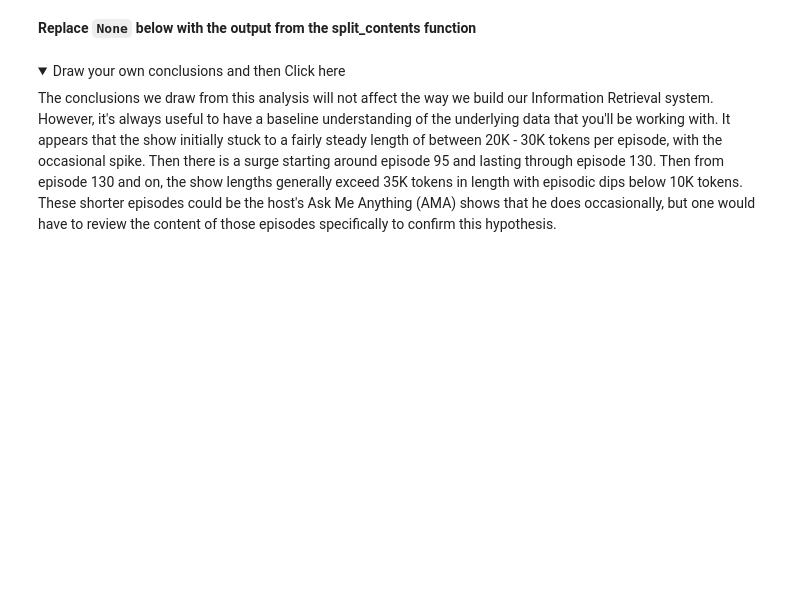
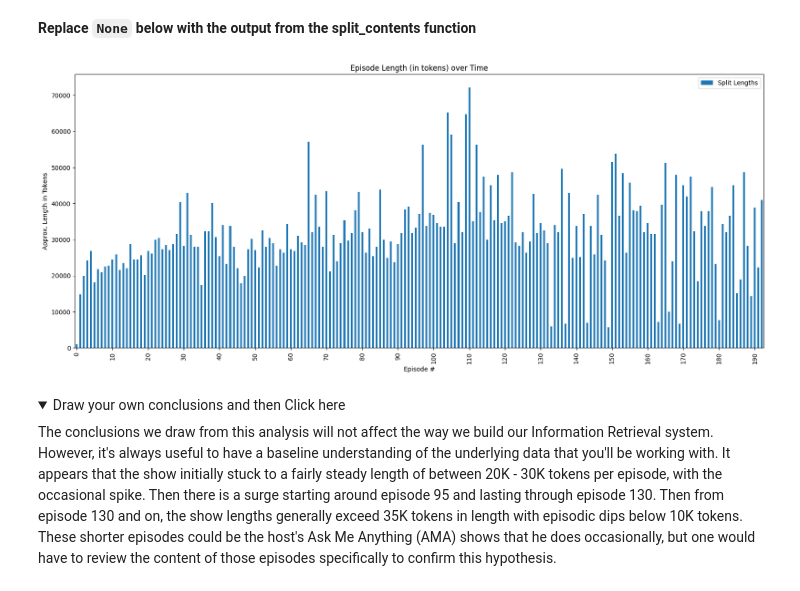
Before and after one commit to fkhellah/vectorsearch-applications, a Jupyter notebook: notebooks/1-Data_Preprocessing_Week1_COLAB.ipynb, the cells around one changed output. Cells and saved outputs as stored; diff of their text form; code cells hidden in the pictures; folded sections open; blank space fills up the shorter version.

```diff
--- a/notebooks/1-Data_Preprocessing_Week1_COLAB.ipynb
+++ b/notebooks/1-Data_Preprocessing_Week1_COLAB.ipynb
@@ -419,18 +456,20 @@ def get_split_lengths(splits: List[List[str]], column_name: str='Split Lengths')
 # %%
 import matplotlib.pyplot as plt
 import matplotlib.ticker as ticker
 
 column_name = 'Split Lengths'
 
 # replace None with the output from the split_contents function
-df = get_split_lengths(None, column_name=column_name)
+df = get_split_lengths(content_splits, column_name=column_name)
 df['Split Lengths'] = df['Split Lengths'] * chunk_size
 
 # reverse the order of the episode # to correctly show left to right chronological order
 df.index = sorted(list(df.index), reverse=True)
 # create plot
 ax = df.iloc[::-1].plot.bar(y='Split Lengths', xlabel='Episode #', ylabel='Approx. Length in Tokens', title='Episode Length (in tokens) over Time', figsize=(20,8))
 ax.xaxis.set_major_locator(ticker.MultipleLocator(10))
+# %% [output]
+[figure, added]
 # %% [markdown]
 <details>
   <summary>Draw your own conclusions and then Click here</summary>
```
Also changed, not shown: parts of 13 cells of this notebook.
